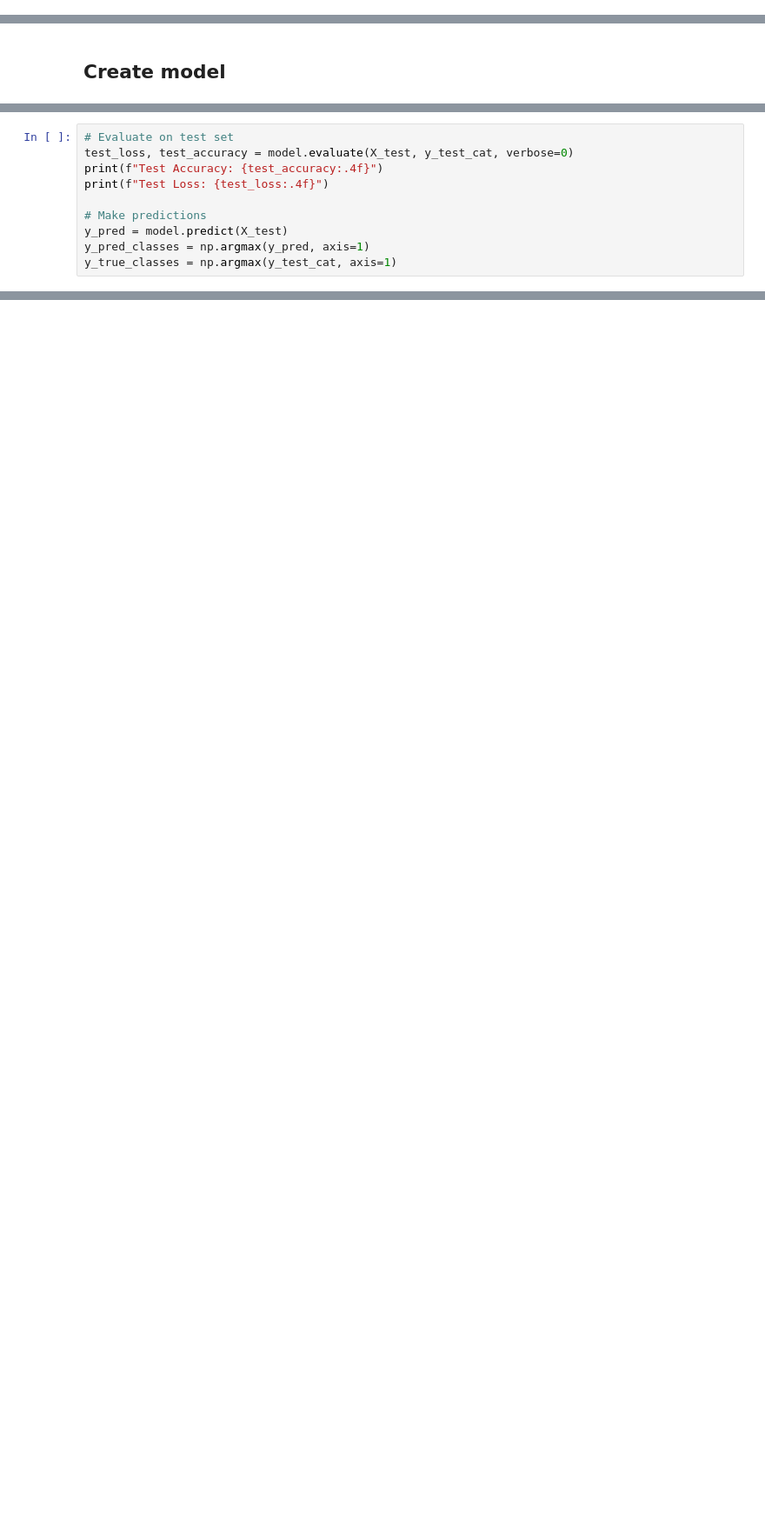
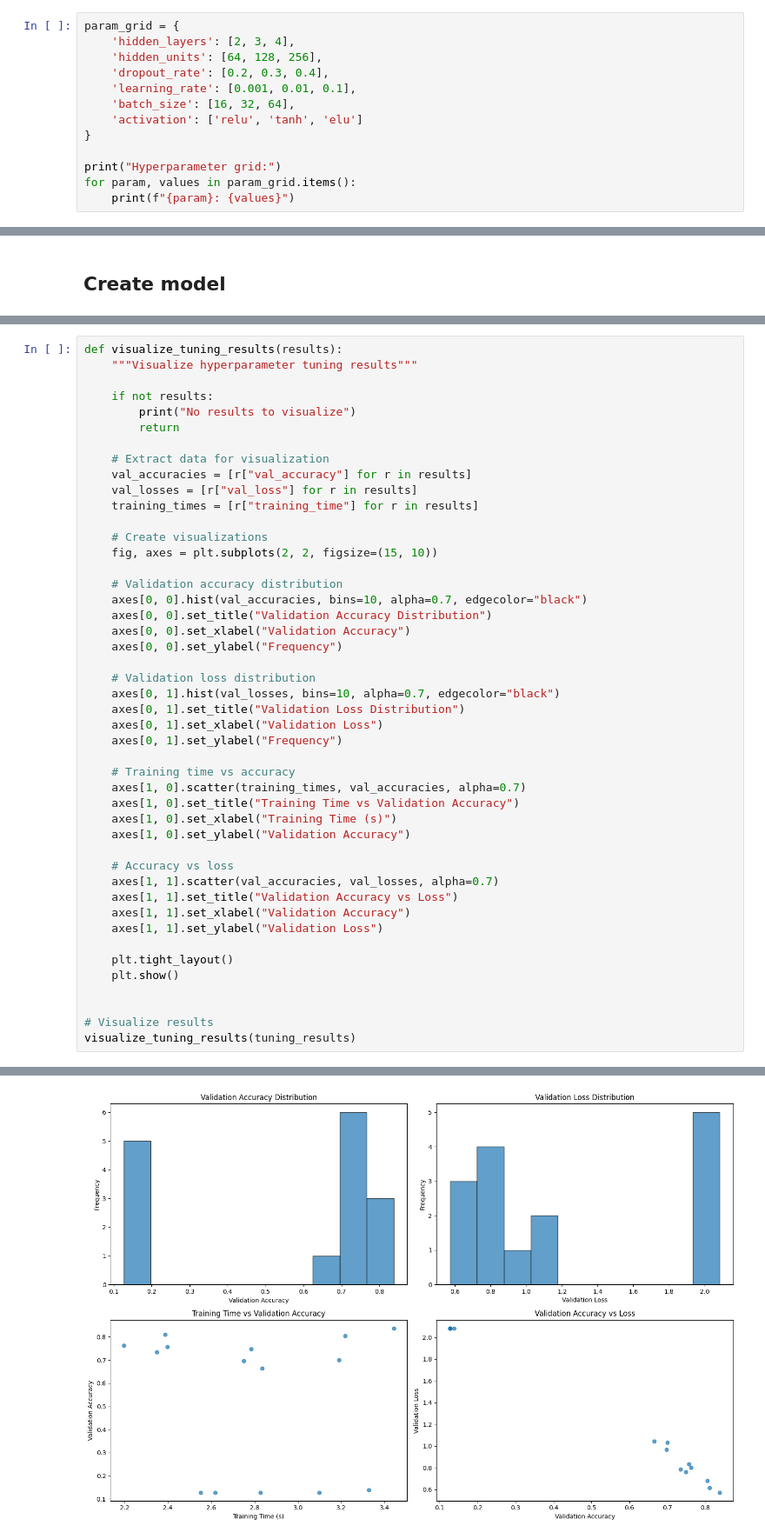
Before and after one commit to gooners006/MSE, a Jupyter notebook: AIN501/Lab 4/Lab_4.ipynb, the cells around one changed output, grey strips where cells are left out. Shown at 87% size. Cells and saved outputs as stored; diff of their text form; blank space fills up the shorter version.

Commit message:
AIN501 Lab 4 hyper tuned

```diff
--- a/AIN501/Lab 4/Lab_4.ipynb
+++ b/AIN501/Lab 4/Lab_4.ipynb
@@ -1522,0 +1526,13 @@ Test labels shape: (370, 8)
+# %%
+param_grid = {
+    'hidden_layers': [2, 3, 4],
+    'hidden_units': [64, 128, 256],
+    'dropout_rate': [0.2, 0.3, 0.4],
+    'learning_rate': [0.001, 0.01, 0.1],
+    'batch_size': [16, 32, 64],
+    'activation': ['relu', 'tanh', 'elu']
+}
+
+print("Hyperparameter grid:")
+for param, values in param_grid.items():
+    print(f"{param}: {values}")
@@ -1638,11 +1724,47 @@ Training completed!
 # %%
-# Evaluate on test set
-test_loss, test_accuracy = model.evaluate(X_test, y_test_cat, verbose=0)
-print(f"Test Accuracy: {test_accuracy:.4f}")
-print(f"Test Loss: {test_loss:.4f}")
+def visualize_tuning_results(results):
+    """Visualize hyperparameter tuning results"""
 
-# Make predictions
-y_pred = model.predict(X_test)
-y_pred_classes = np.argmax(y_pred, axis=1)
-y_true_classes = np.argmax(y_test_cat, axis=1)
+    if not results:
+        print("No results to visualize")
+        return
+
+    # Extract data for visualization
+    val_accuracies = [r["val_accuracy"] for r in results]
+    val_losses = [r["val_loss"] for r in results]
+    training_times = [r["training_time"] for r in results]
+
+    # Create visualizations
+    fig, axes = plt.subplots(2, 2, figsize=(15, 10))
+
+    # Validation accuracy distribution
+    axes[0, 0].hist(val_accuracies, bins=10, alpha=0.7, edgecolor="black")
+    axes[0, 0].set_title("Validation Accuracy Distribution")
+    axes[0, 0].set_xlabel("Validation Accuracy")
+    axes[0, 0].set_ylabel("Frequency")
+
+    # Validation loss distribution
+    axes[0, 1].hist(val_losses, bins=10, alpha=0.7, edgecolor="black")
+    axes[0, 1].set_title("Validation Loss Distribution")
+    axes[0, 1].set_xlabel("Validation Loss")
+    axes[0, 1].set_ylabel("Frequency")
+
+    # Training time vs accuracy
+    axes[1, 0].scatter(training_times, val_accuracies, alpha=0.7)
+    axes[1, 0].set_title("Training Time vs Validation Accuracy")
+    axes[1, 0].set_xlabel("Training Time (s)")
+    axes[1, 0].set_ylabel("Validation Accuracy")
+
+    # Accuracy vs loss
+    axes[1, 1].scatter(val_accuracies, val_losses, alpha=0.7)
+    axes[1, 1].set_title("Validation Accuracy vs Loss")
+    axes[1, 1].set_xlabel("Validation Accuracy")
+    axes[1, 1].set_ylabel("Validation Loss")
+
+    plt.tight_layout()
+    plt.show()
+
+
+# Visualize results
+visualize_tuning_results(tuning_results)
 # %% [output]
@@ -1651,0 +1771 @@ Test Loss: 0.5900
+[figure, added]
```
Also changed, not shown: parts of 43 cells of this notebook.
